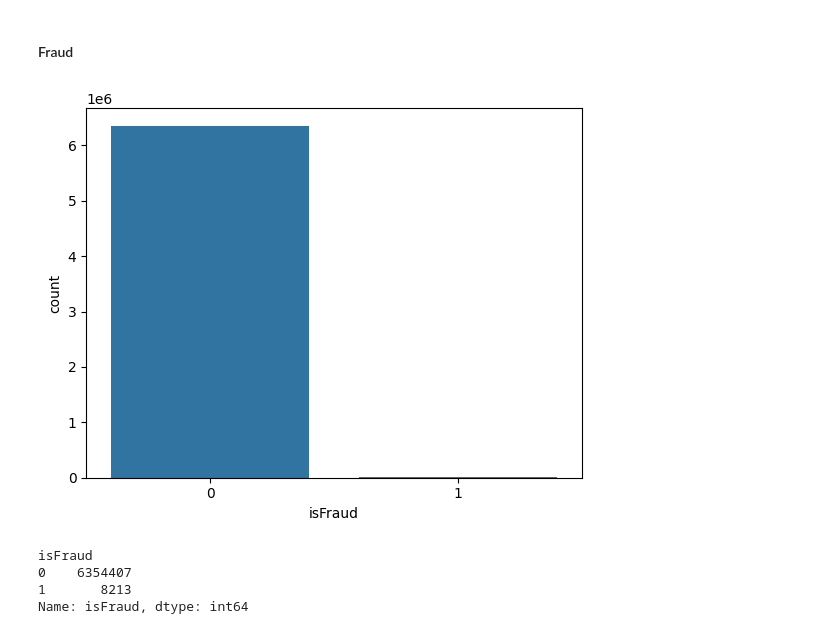
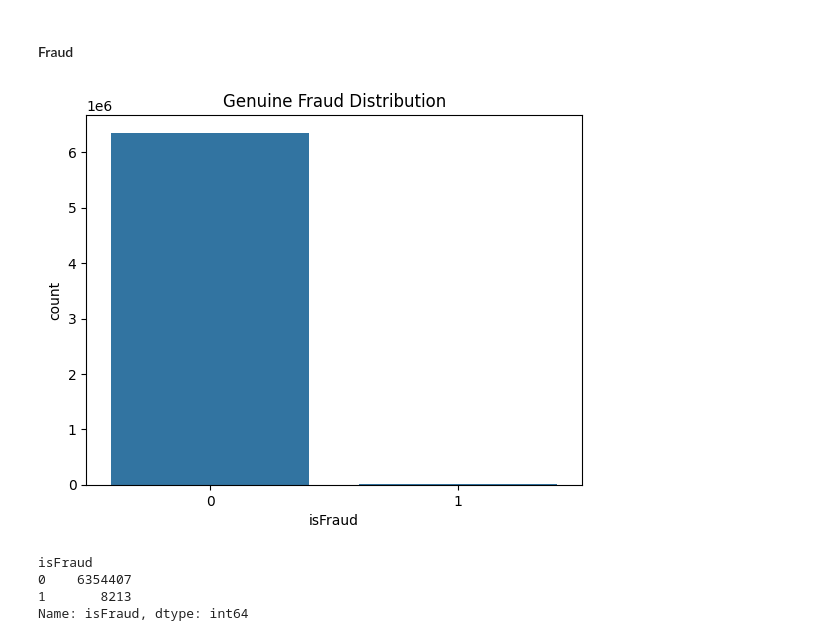
Before and after one commit to spectralcodex/momo-fincrime, a Jupyter notebook: fincrime.ipynb, the cells around one changed output. Cells and saved outputs as stored; diff of their text form; code cells hidden in the pictures.

```diff
--- a/fincrime.ipynb
+++ b/fincrime.ipynb
@@ -143,10 +164,11 @@ Let’s see the distribution for each attribute. I will use plot visualization t
 # %%
 # Fraud
 
 sns.countplot(x = 'isFraud',  data=dataset)
+plt.title('Genuine Fraud Distribution')
 plt.show()
 # %% [output]
-[figure, old version]
+[figure, new version]
 # %%
 # number of actual frauds in the dataset
 dataset.groupby('isFraud')['isFraud'].count()
```
Also changed, not shown: parts of 16 cells of this notebook, 4 other files.
